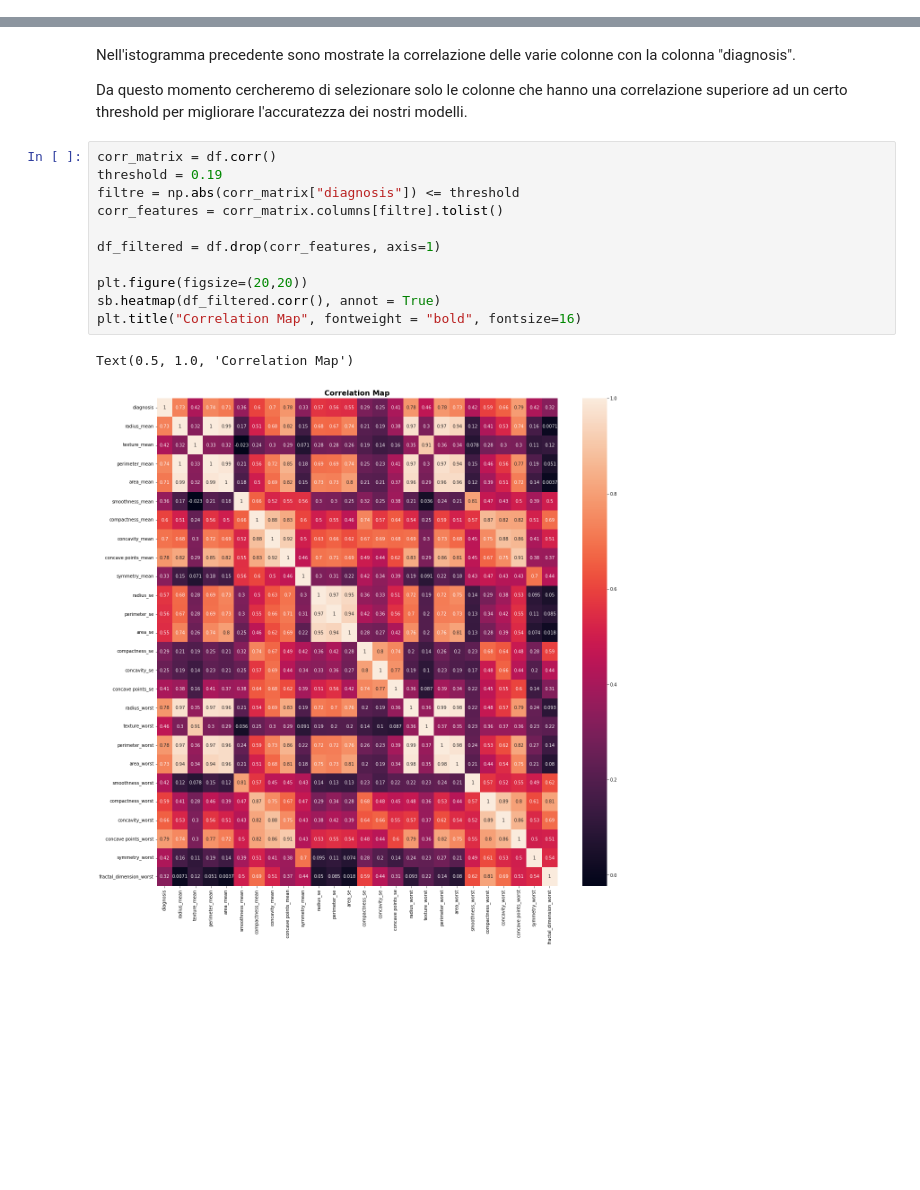
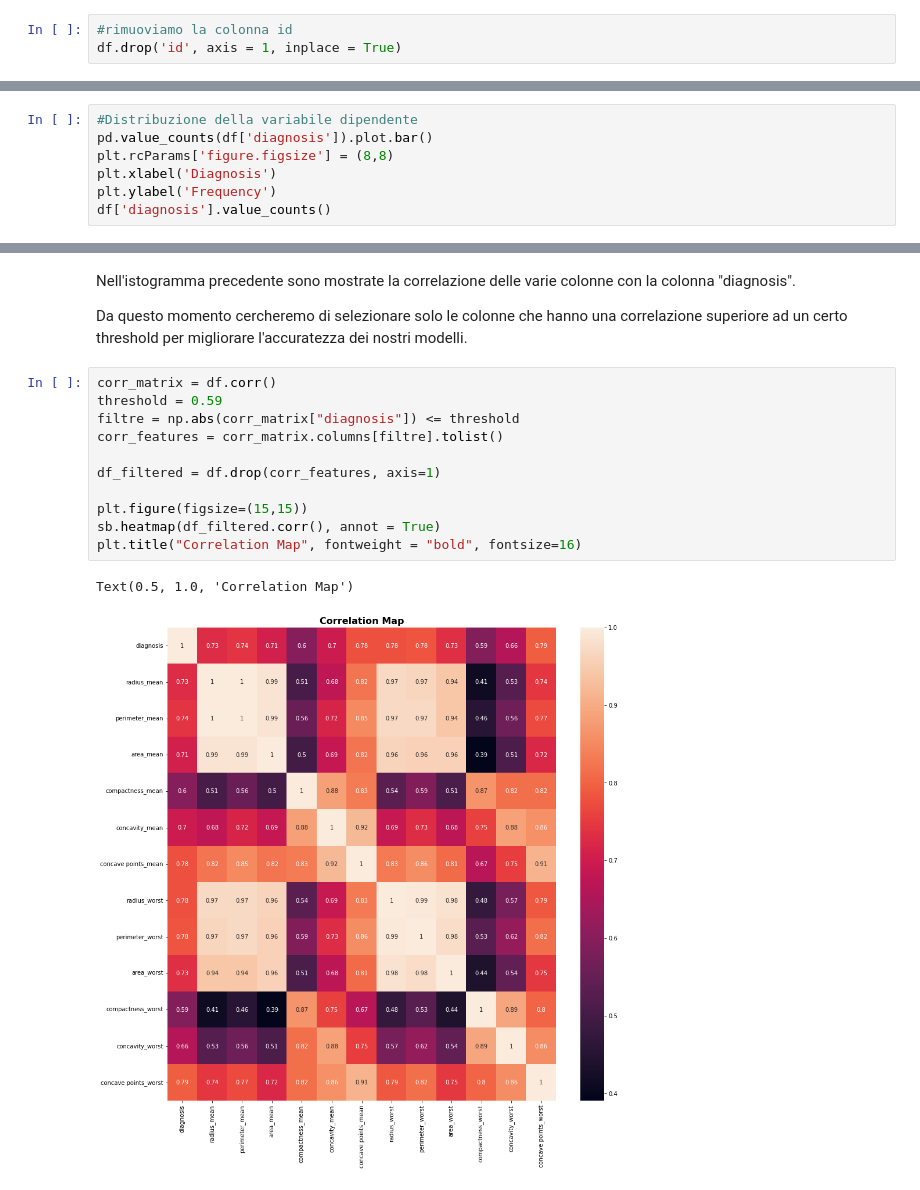
Before and after one commit to xDaryamo/BreastCancerPrediction, a Jupyter notebook: breast_cancer_prediction.ipynb, the cells around one changed output, grey strips where cells are left out. Drawn from its saved outputs; the diff is of its cells as text; blank space fills up the shorter version.

```diff
--- a/breast_cancer_prediction.ipynb
+++ b/breast_cancer_prediction.ipynb
@@ -152,0 +160,3 @@ df.head()
+# %%
+#rimuoviamo la colonna id
+df.drop('id', axis = 1, inplace = True)
@@ -152,0 +185,7 @@ df.head()
+# %%
+#Distribuzione della variabile dipendente
+pd.value_counts(df['diagnosis']).plot.bar()
+plt.rcParams['figure.figsize'] = (8,8)
+plt.xlabel('Diagnosis')
+plt.ylabel('Frequency')
+df['diagnosis'].value_counts()
@@ -178,18 +246,18 @@ Nell'istogramma precedente sono mostrate la correlazione delle varie colonne con
 Da questo momento cercheremo di selezionare solo le colonne che hanno una correlazione superiore ad un certo threshold per migliorare l'accuratezza dei nostri modelli.
 # %%
 corr_matrix = df.corr()
-threshold = 0.19
+threshold = 0.59
 filtre = np.abs(corr_matrix["diagnosis"]) <= threshold
 corr_features = corr_matrix.columns[filtre].tolist()
 
 df_filtered = df.drop(corr_features, axis=1)
 
-plt.figure(figsize=(20,20))
+plt.figure(figsize=(15,15))
 sb.heatmap(df_filtered.corr(), annot = True)
 plt.title("Correlation Map", fontweight = "bold", fontsize=16)
 # %% [output]
 Text(0.5, 1.0, 'Correlation Map')
-[figure, old version]
+[figure, new version]
 # %%
 df.head()
 # %% [output]
```
Also changed, not shown: parts of 16 cells of this notebook.
